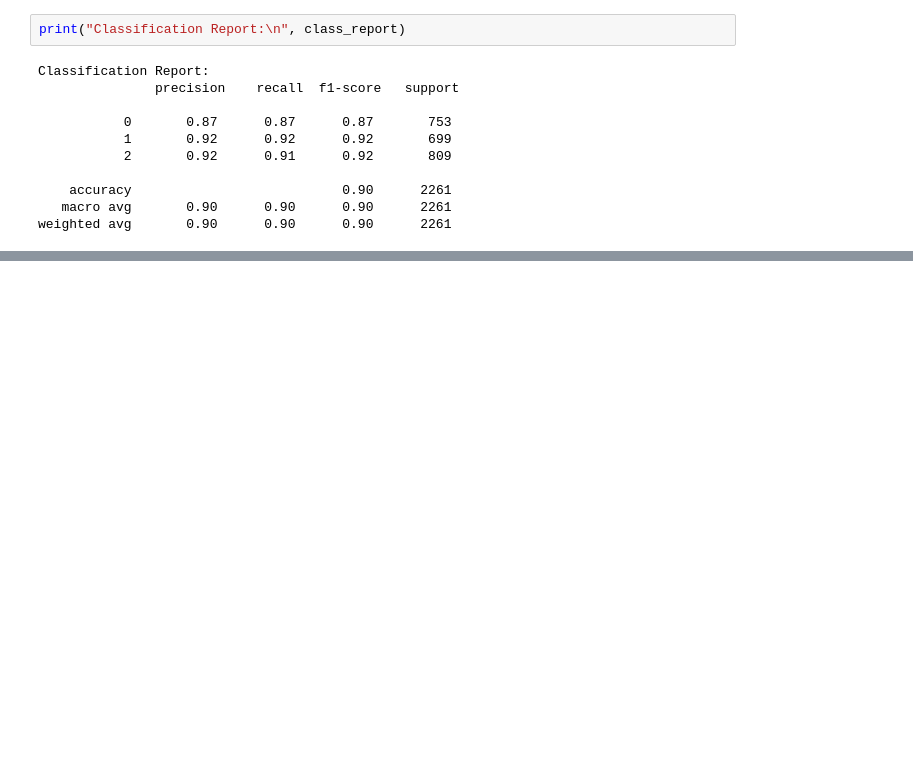
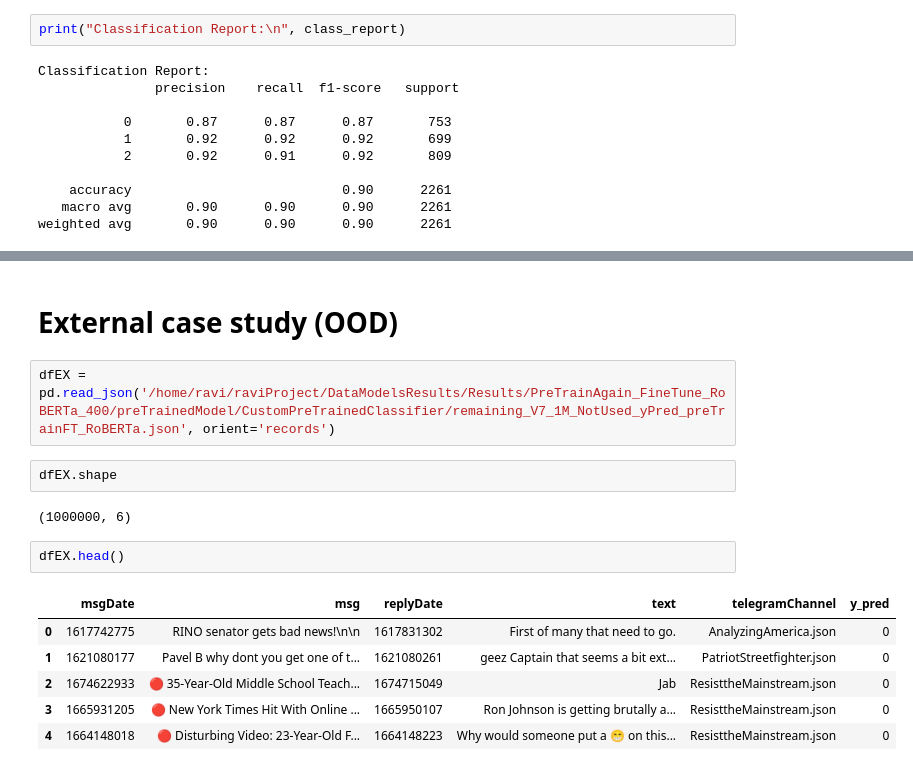
Before and after one commit to kamalravi/TelegramThreatLevel, a Jupyter notebook: XAI/1_FineTune_Pretrained_RoBERTa.ipynb, the cells around one changed output, grey strips where cells are left out. Drawn from its saved outputs; the diff is of its cells as text; blank space fills up the shorter version.

```diff
--- a/XAI/1_FineTune_Pretrained_RoBERTa.ipynb
+++ b/XAI/1_FineTune_Pretrained_RoBERTa.ipynb
@@ -90,0 +293,17 @@ plt.show()
+# %% [markdown]
+# External case study (OOD)
+# %%
+dfEX = pd.read_json('/home/ravi/raviProject/DataModelsResults/Results/PreTrainAgain_FineTune_RoBERTa_400/preTrainedModel/CustomPreTrainedClassifier/remaining_V7_1M_NotUsed_yPred_preTrainFT_RoBERTa.json', orient='records')
+# %%
+dfEX.shape
+# %% [output]
+(1000000, 6)
+# %%
+dfEX.head()
+# %% [output]
+|  | msgDate | msg | replyDate | text | telegramChannel | y_pred |
+| 0 | 1617742775 | RINO senator gets bad news!\n\n | 1617831302 | First of many that need to go. | AnalyzingAmerica.json | 0 |
+| 1 | 1621080177 | Pavel B why dont you get one of t... | 1621080261 | geez Captain that seems a bit ext... | PatriotStreetfighter.json | 0 |
+| 2 | 1674622933 | 🔴 35-Year-Old Middle School Teach... | 1674715049 | Jab | ResisttheMainstream.json | 0 |
+| 3 | 1665931205 | 🔴 New York Times Hit With Online ... | 1665950107 | Ron Johnson is getting brutally a... | ResisttheMainstream.json | 0 |
+| 4 | 1664148018 | 🔴 Disturbing Video: 23-Year-Old F... | 1664148223 | Why would someone put a 😁 on this... | ResisttheMainstream.json | 0 |
```
Also changed, not shown: parts of 8 cells of this notebook, 4 other files.
